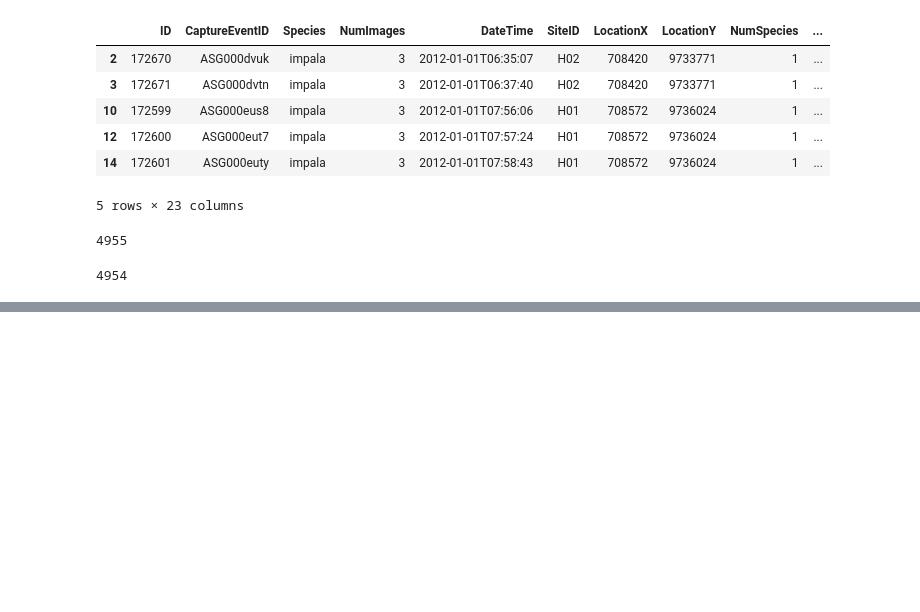
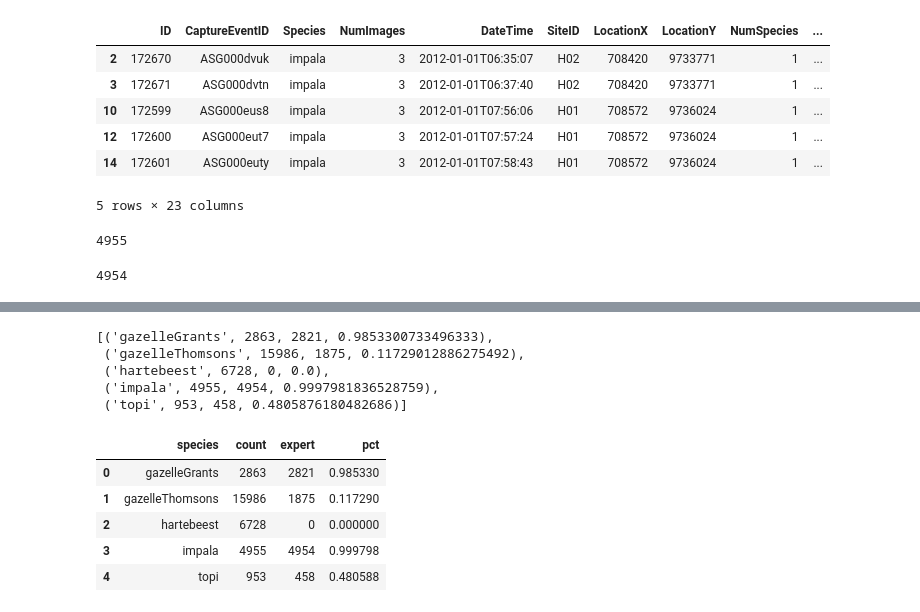
Before and after one commit to jefmud/consensus_experts_201904, a Jupyter notebook: Expert_data_2012.ipynb, the cells around one changed output, grey strips where cells are left out. Drawn from its saved outputs; the diff is of its cells as text; code cells hidden in the pictures; blank space fills up the shorter version.

```diff
--- a/Expert_data_2012.ipynb
+++ b/Expert_data_2012.ipynb
@@ -90,0 +95,8 @@ species_ident_data(expert_filename, 'topi')
+# %%
+data
+# %% [output]
+[('gazelleGrants', 2863, 2821, 0.9853300733496333),
+ ('gazelleThomsons', 15986, 1875, 0.11729012886275492),
+ ('hartebeest', 6728, 0, 0.0),
+ ('impala', 4955, 4954, 0.9997981836528759),
+ ('topi', 953, 458, 0.4805876180482686)]
@@ -90,0 +105,10 @@ species_ident_data(expert_filename, 'topi')
+# %%
+sdf.columns = ['species','count','expert','pct']
+sdf
+# %% [output]
+|  | species | count | expert | pct |
+| 0 | gazelleGrants | 2863 | 2821 | 0.985330 |
+| 1 | gazelleThomsons | 15986 | 1875 | 0.117290 |
+| 2 | hartebeest | 6728 | 0 | 0.000000 |
+| 3 | impala | 4955 | 4954 | 0.999798 |
+| 4 | topi | 953 | 458 | 0.480588 |
```
Also changed, not shown: parts of 9 cells of this notebook.
